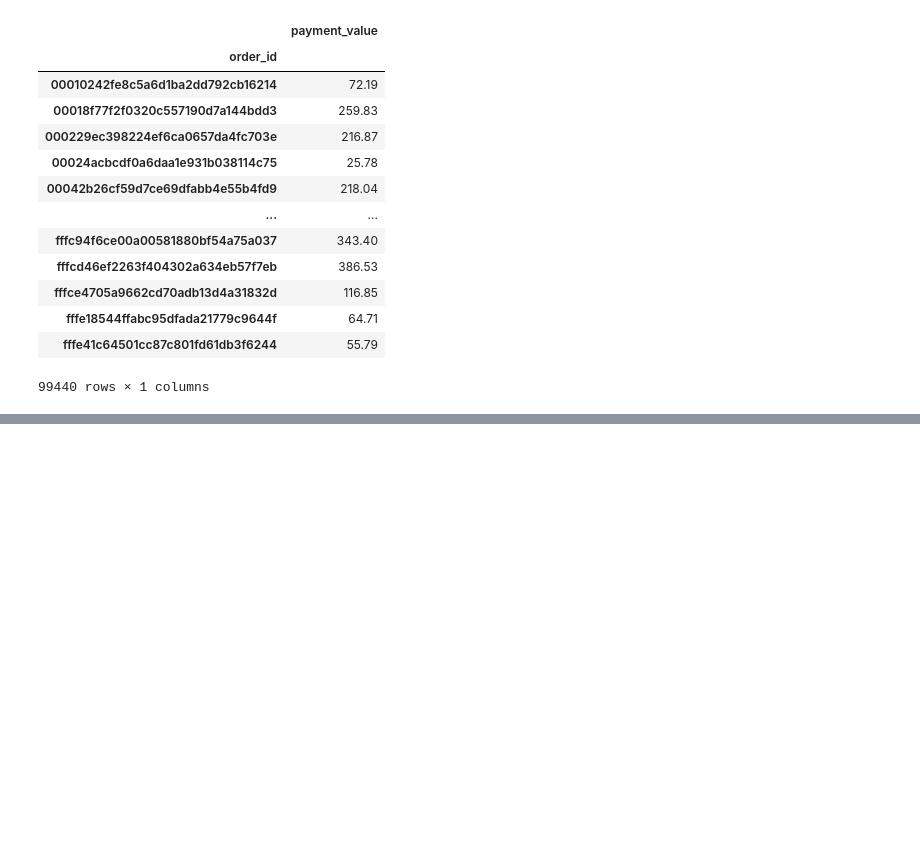
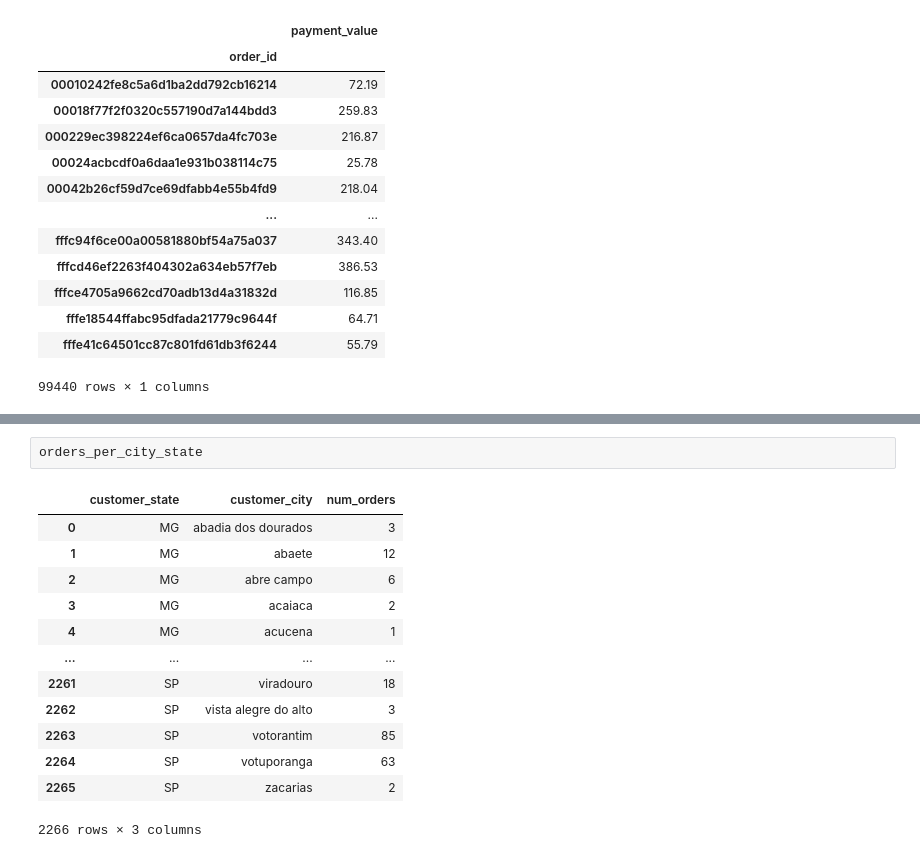
Before and after one commit to dllamas-stem/olist-interactive-dashboad, a Jupyter notebook: notebooks/use-data-notebook.ipynb, the cells around one changed output, grey strips where cells are left out. Drawn from its saved outputs; the diff is of its cells as text; blank space fills up the shorter version.

```diff
--- a/notebooks/use-data-notebook.ipynb
+++ b/notebooks/use-data-notebook.ipynb
@@ -362,0 +396,16 @@ top_10_productos_mas_vendidos
+# %%
+orders_per_city_state
+# %% [output]
+|  | customer_state | customer_city | num_orders |
+| 0 | MG | abadia dos dourados | 3 |
+| 1 | MG | abaete | 12 |
+| 2 | MG | abre campo | 6 |
+| 3 | MG | acaiaca | 2 |
+| 4 | MG | acucena | 1 |
+| ... | ... | ... | ... |
+| 2261 | SP | viradouro | 18 |
+| 2262 | SP | vista alegre do alto | 3 |
+| 2263 | SP | votorantim | 85 |
+| 2264 | SP | votuporanga | 63 |
+| 2265 | SP | zacarias | 2 |
+2266 rows × 3 columns
```
Also changed, not shown: parts of 5 cells of this notebook, 3 other files.
